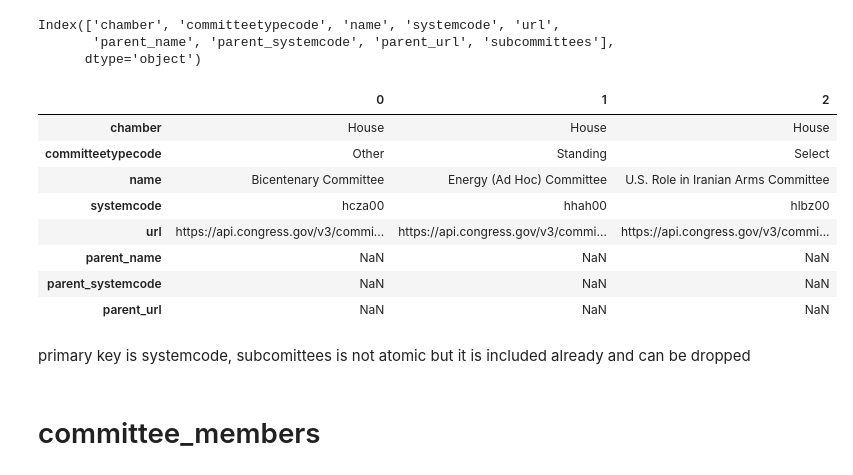
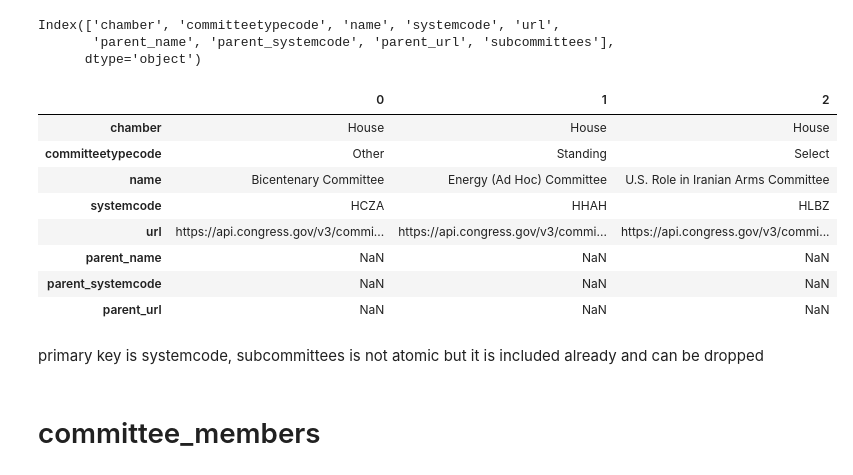
Before and after one commit to eanelson01/contrans2023, a Jupyter notebook: congressdb.ipynb, the cells around one changed output. Drawn from its saved outputs; the diff is of its cells as text; code cells hidden in the pictures.

```diff
--- a/congressdb.ipynb
+++ b/congressdb.ipynb
@@ -8,7 +8,7 @@ from sqlalchemy import create_engine
 # %%
 bills=pd.read_csv('Data/bills.csv')
 committee_members=pd.read_csv('Data/committee_members.csv')
-comittees=pd.read_csv('Data/committees.csv')
+committees=pd.read_csv('Data/committees.csv')
 congress_members=pd.read_csv('Data/congress_members.csv')
 leadership=pd.read_csv('Data/leadership.csv')
 os_contributions=pd.read_csv('Data/os_contributions.csv')
@@ -215,27 +274,29 @@ os_contributions.head(3)
 # %%
-comittees.columns = [x.lower() for x in comittees.columns]
-comittees.columns = [x.replace('.', '_') for x in comittees.columns]
-comittees.columns
+committees.columns = [x.lower() for x in committees.columns]
+committees.columns = [x.replace('.', '_') for x in committees.columns]
+committees.columns
 # %% [output]
 Index(['chamber', 'committeetypecode', 'name', 'systemcode', 'url',
        'parent_name', 'parent_systemcode', 'parent_url', 'subcommittees'],
       dtype='object')
 # %%
-comittees = comittees.drop(['subcommittees'], axis = 1)
+committees = committees.drop(['subcommittees'], axis = 1)
+# %%
+committees['systemcode'] =  [x[:-2].upper() for x in committees['systemcode']]
 # %%
-comittees.head(3).T
+committees.head(3).T
 # %% [output]
 |  | 0 | 1 | 2 |
 | chamber | House | House | House |
 | committeetypecode | Other | Standing | Select |
 | name | Bicentenary Committee | Energy (Ad Hoc) Committee | U.S. Role in Iranian Arms Committee |
-| systemcode | hcza00 | hhah00 | hlbz00 |
+| systemcode | HCZA | HHAH | HLBZ |
 | url | https://api.congress.gov/v3/commi... | https://api.congress.gov/v3/commi... | https://api.congress.gov/v3/commi... |
 | parent_name | NaN | NaN | NaN |
 | parent_systemcode | NaN | NaN | NaN |
 | parent_url | NaN | NaN | NaN |
 # %% [markdown]
-primary key is systemcode, subcomittees is not atomic but it is included already and can be dropped
+primary key is systemcode, subcommittees is not atomic but it is included already and can be dropped
 # %% [markdown]
 # committee_members
 # %%
```
Also changed, not shown: parts of 31 cells of this notebook, 1 other file.
